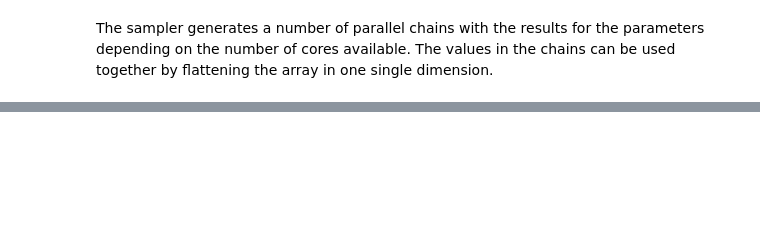
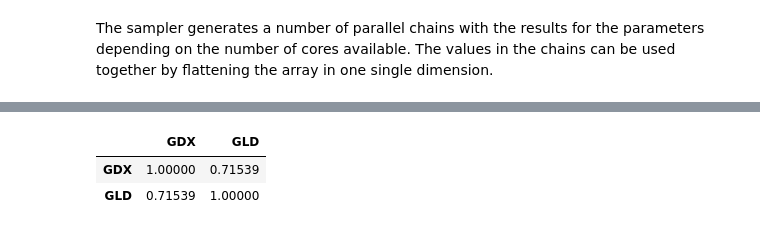
Before and after one commit to luigiselmi/finstat, a Jupyter notebook: hilpisch/ch13_bayesian_statistics.ipynb, the cells around one changed output, grey strips where cells are left out. Saved outputs shown, nothing was run; the diff lists cells and outputs as text; code cells hidden in the pictures; blank space fills up the shorter version.

```diff
--- a/hilpisch/ch13_bayesian_statistics.ipynb
+++ b/hilpisch/ch13_bayesian_statistics.ipynb
@@ -183,0 +204,6 @@ plt.legend()
+# %%
+data.corr()
+# %% [output]
+|  | GDX | GLD |
+| GDX | 1.00000 | 0.71539 |
+| GLD | 0.71539 | 1.00000 |
```
Also changed, not shown: parts of 31 cells of this notebook.
